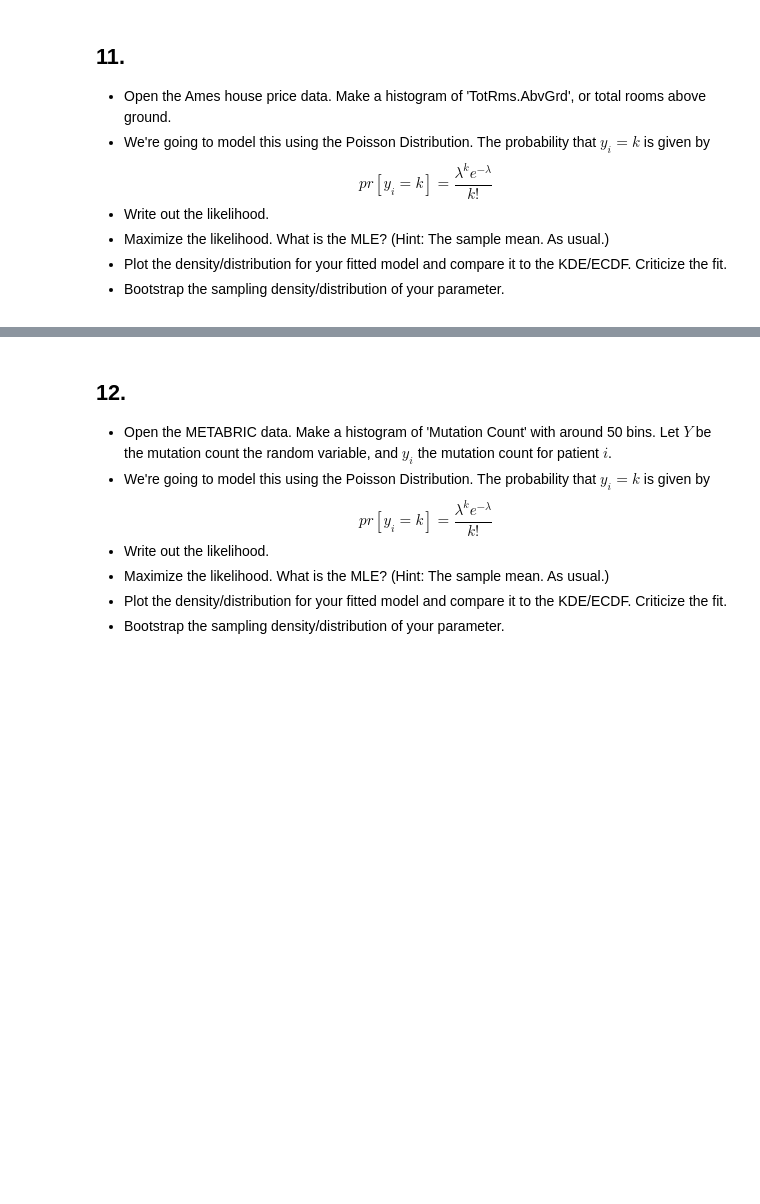
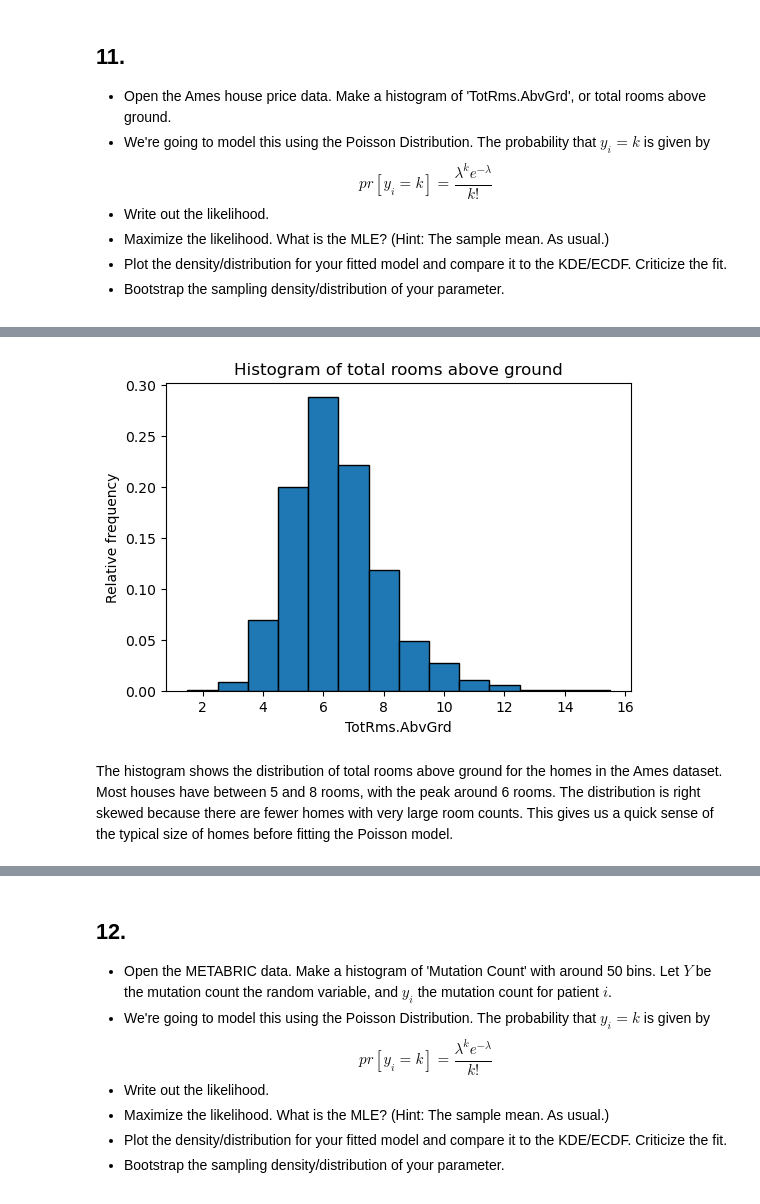
Before and after one commit to Maodougie25/UnderstandingUncertainty_Assignment7_MAT, a Jupyter notebook: assignment_7.ipynb, the cells around one changed output, grey strips where cells are left out. Drawn from its saved outputs; the diff is of its cells as text; code cells hidden in the pictures; blank space fills up the shorter version.

```diff
--- a/assignment_7.ipynb
+++ b/assignment_7.ipynb
@@ -325,3 +325,11 @@ $$
 - Maximize the likelihood. What is the MLE? (Hint: The sample mean. As usual.)
 - Plot the density/distribution for your fitted model and compare it to the KDE/ECDF. Criticize the fit.
 - Bootstrap the sampling density/distribution of your parameter.
+# %%
+import pandas as pd
+import numpy as np
+import matplotlib.pyplot as plt
+from math import factorial
+
+ames = pd.read_csv ('/Users/mauriciotorres/Desktop/1_Fall2025/Uncertainty_5030/data/ames_prices.csv')
+ames.head()
@@ -327,0 +344,4 @@ $$
+# %%
+# Make a histogram of  total rooms above ground.
+tot_rooms = ames['TotRms.AbvGrd'].dropna()
+tot_rooms.describe()
@@ -327,0 +358,12 @@ $$
+# %%
+plt.figure(figsize=(6,4))
+bins = np.arange(tot_rooms.min(), tot_rooms.max() + 2)  # one bin per count
+plt.hist(tot_rooms, bins=bins, density=True, align='left', edgecolor='black')
+plt.xlabel('TotRms.AbvGrd')
+plt.ylabel('Relative frequency')
+plt.title('Histogram of total rooms above ground')
+plt.show()
+# %% [output]
+[figure, added]
+# %% [markdown]
+The histogram shows the distribution of total rooms above ground for the homes in the Ames dataset. Most houses have between 5 and 8 rooms, with the peak around 6 rooms. The distribution is right skewed because there are fewer homes with very large room counts. This gives us a quick sense of the typical size of homes before fitting the Poisson model.
```
Also changed, not shown: parts of 10 cells of this notebook.
